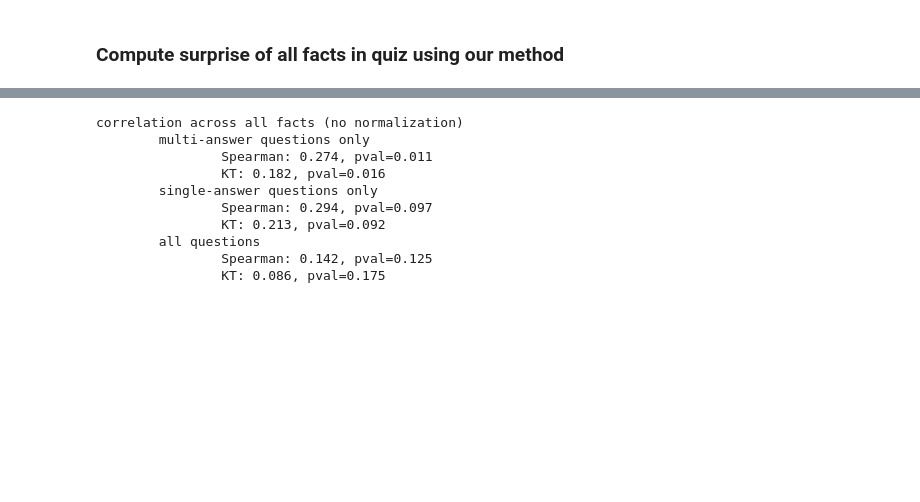
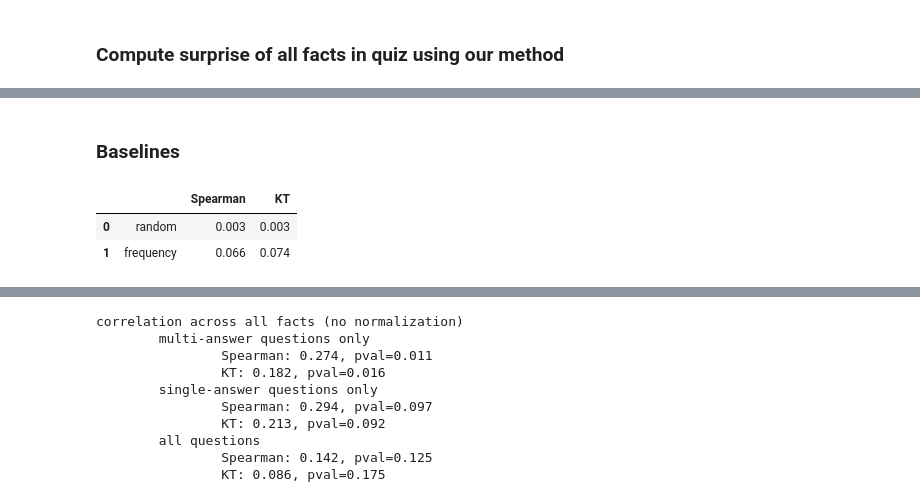
Before and after one commit to usc-isi-i2/surprising-facts, a Jupyter notebook: profile_surpise_classification_mc_task.ipynb, the cells around one changed output, grey strips where cells are left out. Cells and saved outputs as stored; diff of their text form; code cells hidden in the pictures; blank space fills up the shorter version.

```diff
--- a/profile_surpise_classification_mc_task.ipynb
+++ b/profile_surpise_classification_mc_task.ipynb
@@ -863,5 +489,0 @@ for now just do it here...
-# %%
-for q in questions:
-    for ans in q["ans_to_qnode"]:
-        if ans not in q["pred_counts"]:
-            q["pred_counts"][ans] = 0
@@ -978,0 +508,48 @@ display(df)
+# %% [markdown]
+### Baselines
+# %%
+num_trials = 500
+
+for q in tqdm(questions):
+
+    ans_surprise_gts = [ans["gt_surprise"] for ans in q["answers"]]
+    fact_ids = [ans["fact_ids"] for ans in q["answers"]]
+
+    # random
+    q["method_spearman"]["random"] = []
+    q["method_kendalltau"]["random"] = []
+    for i in range(num_trials):
+        random_preds = get_surprise_scores_random(fact_ids)
+        r, r_pval = spearmanr(ans_surprise_gts, random_preds)
+        t, t_pval = kendalltau(ans_surprise_gts, random_preds)
+        q["method_spearman"]["random"].append(r)
+        q["method_kendalltau"]["random"].append(t)
+    q["method_spearman"]["random"] = np.mean(q["method_spearman"]["random"])
+    q["method_kendalltau"]["random"] = np.mean(q["method_kendalltau"]["random"])
+
+    # freq
+    freq_preds = get_surprise_scores_freq(fact_ids, profile_labels_df)
+    # if freqs are all the same, fall back to random.
+    if all(freq_preds[0] == np.array(freq_preds)):
+        q["method_spearman"]["frequency"] = q["method_spearman"]["random"]
+        q["method_kendalltau"]["frequency"] = q["method_kendalltau"]["random"]
+    else:
+        r, r_pval = spearmanr(ans_surprise_gts, freq_preds)
+        t, t_pval = kendalltau(ans_surprise_gts, freq_preds)
+        q["method_spearman"]["frequency"] = r
+        q["method_kendalltau"]["frequency"] = t
+header = ["", "Spearman", "KT"]
+rows = []
+for method in ["random", "frequency"]:
+    r = np.mean([q["method_spearman"][method] for q in questions])
+    t = np.mean([q["method_kendalltau"][method] for q in questions])
+    rows.append([method,
+                 f"{r:.3f}",
+                 f"{t:.3f}",
+                ])
+df = pd.DataFrame(rows, columns=header)
+display(df)
+# %% [output]
+|  |  | Spearman | KT |
+| 0 | random | 0.003 | 0.003 |
+| 1 | frequency | 0.066 | 0.074 |
```
Also changed, not shown: parts of 93 cells of this notebook.
